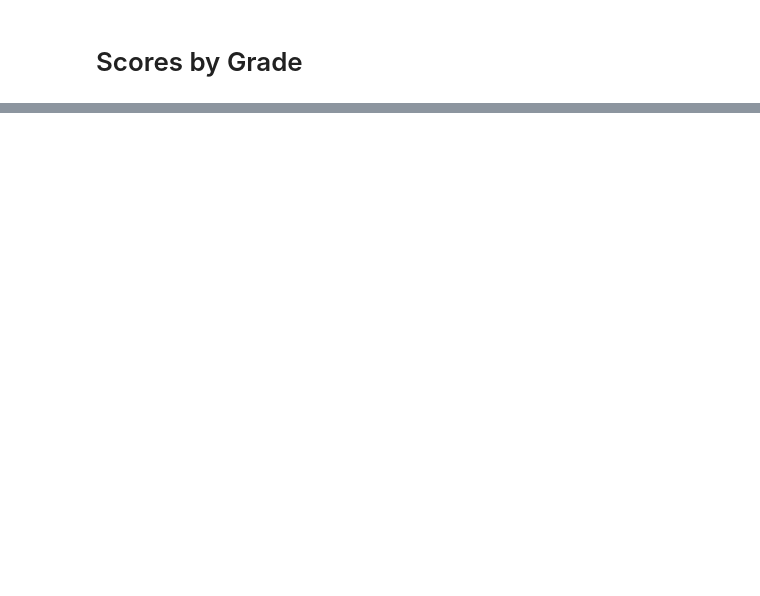
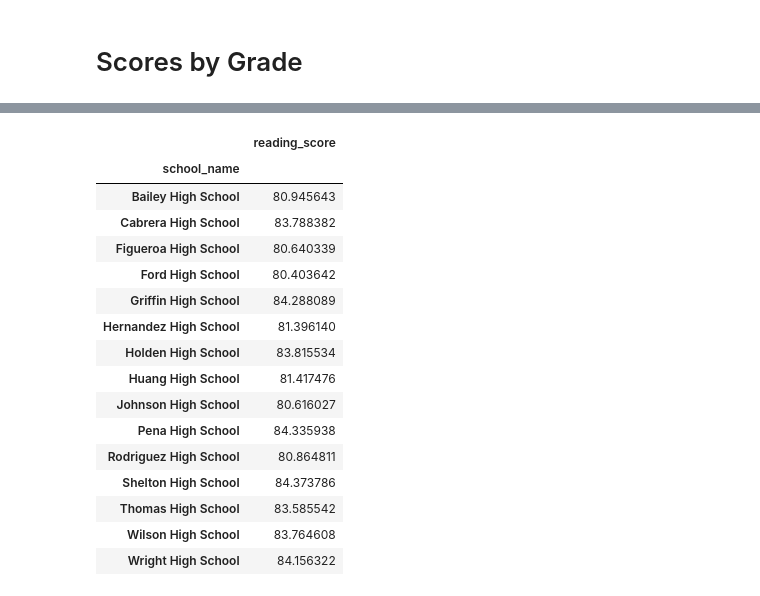
Before and after one commit to nams238/pandas_challange, a Jupyter notebook: PyCitySchools/Untitled.ipynb, the cells around one changed output, grey strips where cells are left out. Cells and saved outputs as stored; diff of their text form; code cells hidden in the pictures; blank space fills up the shorter version.

```diff
--- a/PyCitySchools/Untitled.ipynb
+++ b/PyCitySchools/Untitled.ipynb
@@ -455,0 +508,26 @@ final_sorted_lowest
+# %%
+# To Create a pandas series for 10th grade. using a conditional statement.
+reading_11th = school_data_complete.loc[school_data_complete['grade']=='11th']
+#reduce the columns to the desired ones
+organized_reading_11th = reading_11th[["grade", "school_name", "reading_score"]]
+# group the dataframe by the school name: using groupby() method
+organized_11th = organized_reading_11th.groupby(["school_name"]).mean()
+organized_11th
+# %% [output]
+|  | reading_score |
+| school_name |  |
+| Bailey High School | 80.945643 |
+| Cabrera High School | 83.788382 |
+| Figueroa High School | 80.640339 |
+| Ford High School | 80.403642 |
+| Griffin High School | 84.288089 |
+| Hernandez High School | 81.396140 |
+| Holden High School | 83.815534 |
+| Huang High School | 81.417476 |
+| Johnson High School | 80.616027 |
+| Pena High School | 84.335938 |
+| Rodriguez High School | 80.864811 |
+| Shelton High School | 84.373786 |
+| Thomas High School | 83.585542 |
+| Wilson High School | 83.764608 |
+| Wright High School | 84.156322 |
```
Also changed, not shown: parts of 4 cells of this notebook.
